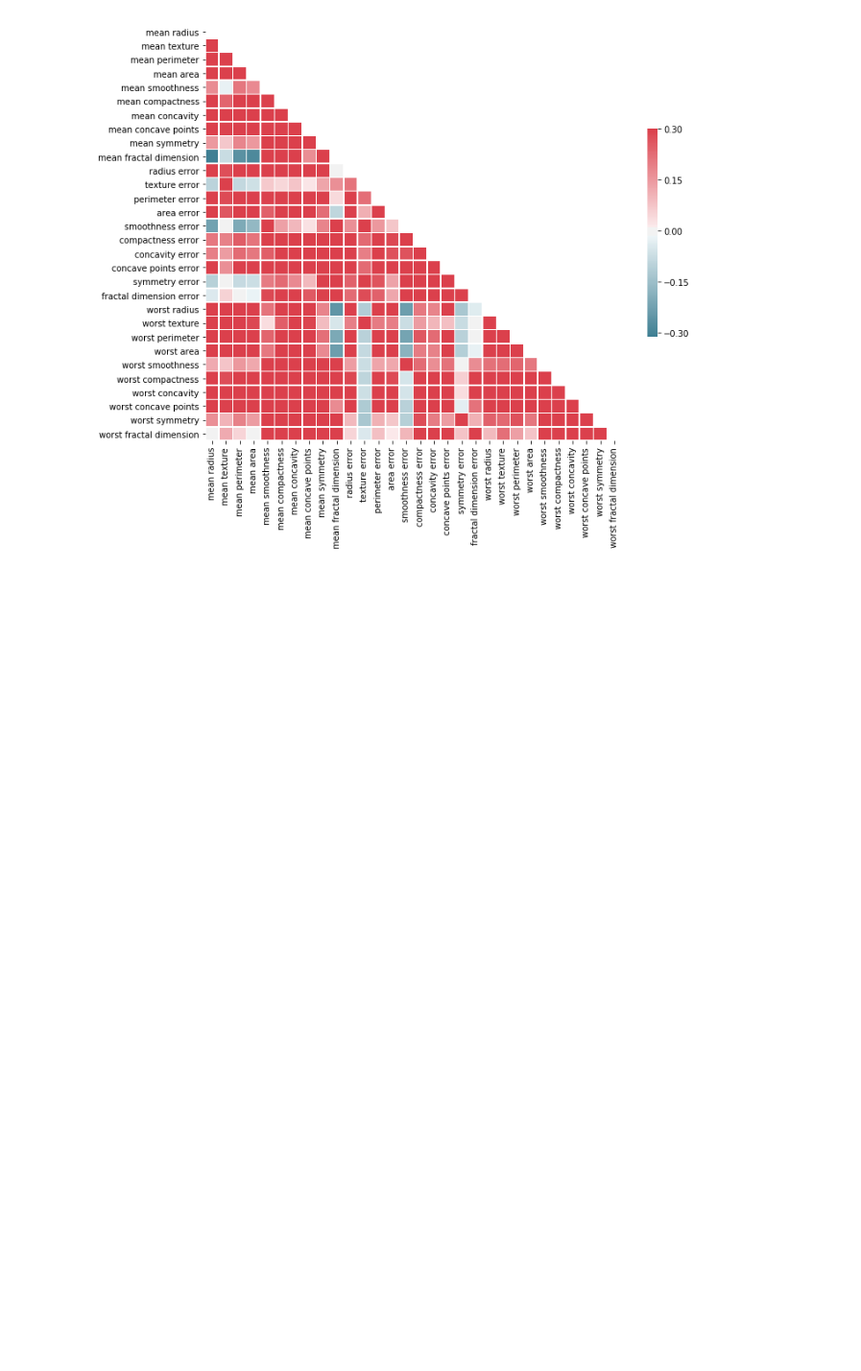
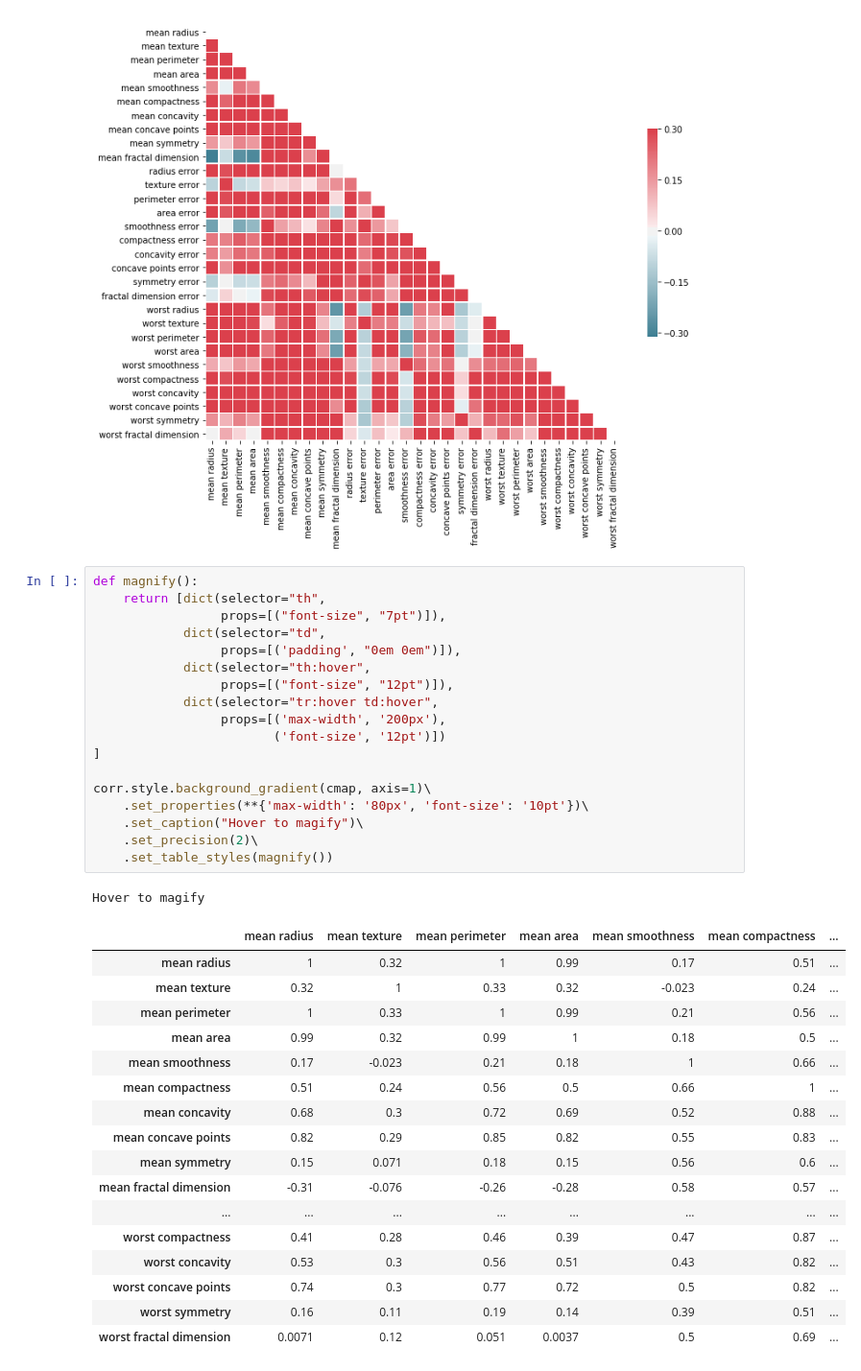
Before and after one commit to Doncurt/DS-2-Machine-Learning, a Jupyter notebook: 08_Support_Vector_Machines.ipynb, the cells around one changed output. Shown at 96% size. Saved outputs shown, nothing was run; the diff lists cells and outputs as text; blank space fills up the shorter version.

```diff
--- a/08_Support_Vector_Machines.ipynb
+++ b/08_Support_Vector_Machines.ipynb
@@ -122,3 +122,40 @@ sns.heatmap(corr, mask=mask, cmap=cmap, vmax=.3, center=0,
 # %% [output]
 <matplotlib.axes._subplots.AxesSubplot at 0x...>
 [figure]
+# %%
+def magnify():
+    return [dict(selector="th",
+                 props=[("font-size", "7pt")]),
+            dict(selector="td",
+                 props=[('padding', "0em 0em")]),
+            dict(selector="th:hover",
+                 props=[("font-size", "12pt")]),
+            dict(selector="tr:hover td:hover",
+                 props=[('max-width', '200px'),
+                        ('font-size', '12pt')])
+]
+
+corr.style.background_gradient(cmap, axis=1)\
+    .set_properties(**{'max-width': '80px', 'font-size': '10pt'})\
+    .set_caption("Hover to magify")\
+    .set_precision(2)\
+    .set_table_styles(magnify())
+# %% [output]
+Hover to magify
+|  | mean radius | mean texture | mean perimeter | mean area | mean smoothness | mean compactness | ... |
+| mean radius | 1 | 0.32 | 1 | 0.99 | 0.17 | 0.51 | ... |
+| mean texture | 0.32 | 1 | 0.33 | 0.32 | -0.023 | 0.24 | ... |
+| mean perimeter | 1 | 0.33 | 1 | 0.99 | 0.21 | 0.56 | ... |
+| mean area | 0.99 | 0.32 | 0.99 | 1 | 0.18 | 0.5 | ... |
+| mean smoothness | 0.17 | -0.023 | 0.21 | 0.18 | 1 | 0.66 | ... |
+| mean compactness | 0.51 | 0.24 | 0.56 | 0.5 | 0.66 | 1 | ... |
+| mean concavity | 0.68 | 0.3 | 0.72 | 0.69 | 0.52 | 0.88 | ... |
+| mean concave points | 0.82 | 0.29 | 0.85 | 0.82 | 0.55 | 0.83 | ... |
+| mean symmetry | 0.15 | 0.071 | 0.18 | 0.15 | 0.56 | 0.6 | ... |
+| mean fractal dimension | -0.31 | -0.076 | -0.26 | -0.28 | 0.58 | 0.57 | ... |
+| ... | ... | ... | ... | ... | ... | ... | ... |
+| worst compactness | 0.41 | 0.28 | 0.46 | 0.39 | 0.47 | 0.87 | ... |
+| worst concavity | 0.53 | 0.3 | 0.56 | 0.51 | 0.43 | 0.82 | ... |
+| worst concave points | 0.74 | 0.3 | 0.77 | 0.72 | 0.5 | 0.82 | ... |
+| worst symmetry | 0.16 | 0.11 | 0.19 | 0.14 | 0.39 | 0.51 | ... |
+| worst fractal dimension | 0.0071 | 0.12 | 0.051 | 0.0037 | 0.5 | 0.69 | ... |
```
Also changed, not shown: parts of 1 cell of this notebook, 1 other file.
